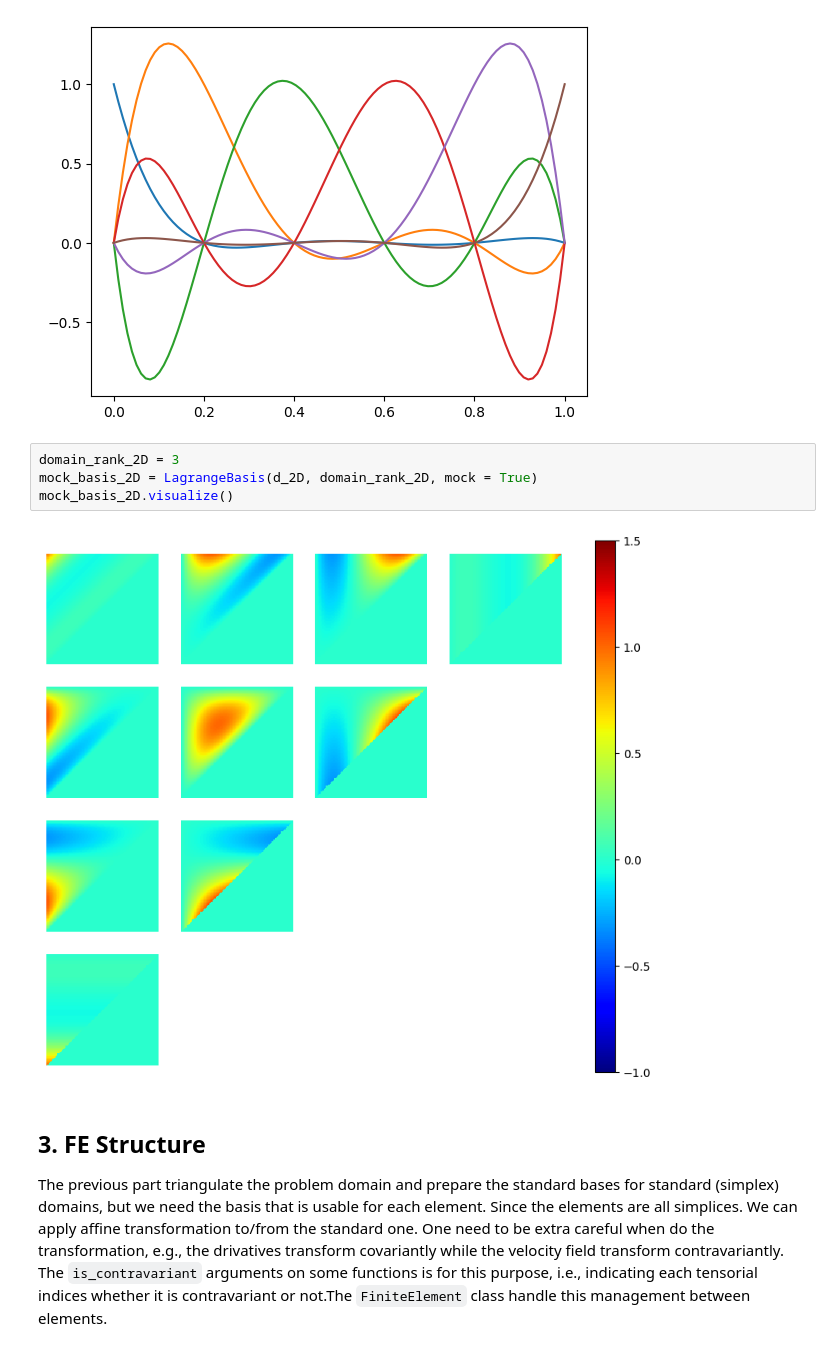
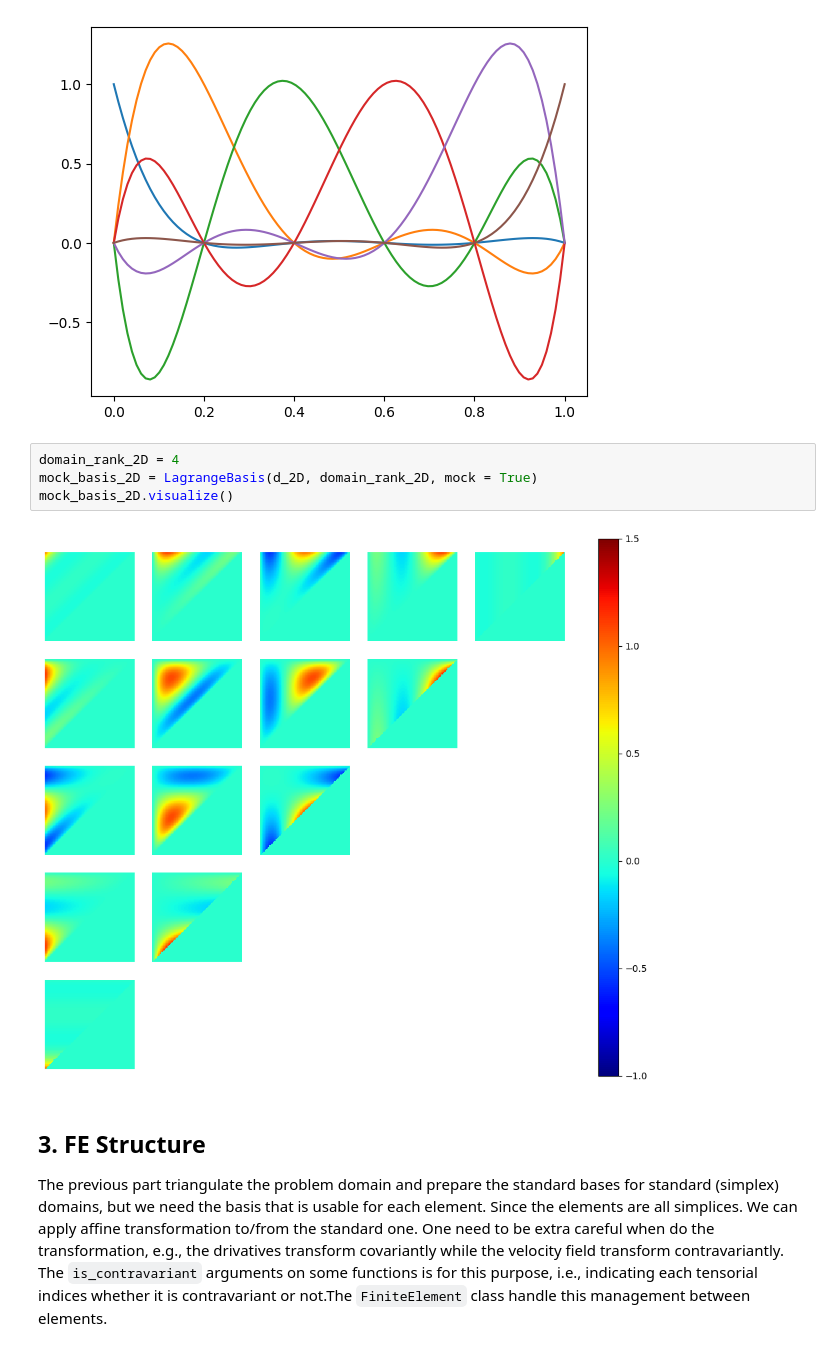
Before and after one commit to c-earth/TNPDE, a Jupyter notebook: intro_demo.ipynb, the cells around one changed output. Cells and saved outputs as stored; diff of their text form.

```diff
--- a/intro_demo.ipynb
+++ b/intro_demo.ipynb
@@ -78,11 +83,11 @@ basis.visualize()
 # %% [output]
 [figure]
 # %%
-domain_rank_2D = 3
+domain_rank_2D = 4
 mock_basis_2D = LagrangeBasis(d_2D, domain_rank_2D, mock = True)
 mock_basis_2D.visualize()
 # %% [output]
-[figure, old version]
+[figure, new version]
 # %% [markdown]
 ## 3. FE Structure
 
```
Also changed, not shown: parts of 40 cells of this notebook, 4 other files.
